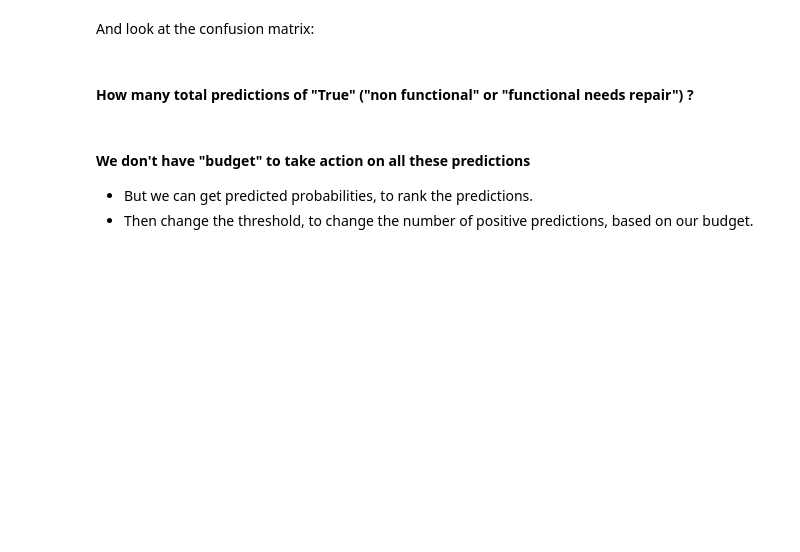
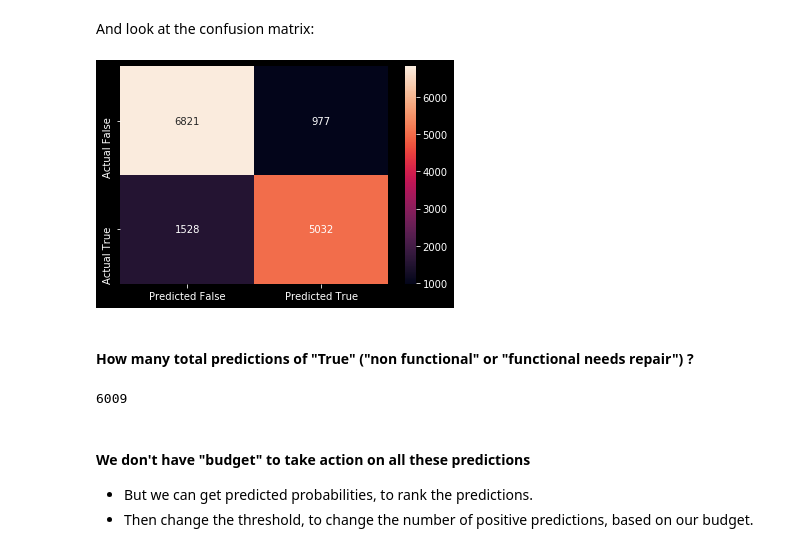
Before and after one commit to bloominstituteoftechnology/DS-Unit-2-Kaggle-Challenge, a Jupyter notebook: module4/lesson_kaggle_challenge_4.ipynb, the cells around one changed output. Drawn from its saved outputs; the diff is of its cells as text; code cells hidden in the pictures; blank space fills up the shorter version.

```diff
--- a/module4/lesson_kaggle_challenge_4.ipynb
+++ b/module4/lesson_kaggle_challenge_4.ipynb
@@ -204,8 +297,17 @@ pipeline.fit(X_train, y_train)
 y_pred = pipeline.predict(X_val)
 # %% [markdown]
 And look at the confusion matrix:
+# %%
+plot_confusion_matrix(y_val, y_pred);
+# %% [output]
+[figure, added]
 # %% [markdown]
 #### How many total predictions of "True" ("non functional" or "functional needs repair") ?
+# %%
+predicted_true = 977 + 5032
+predicted_true
+# %% [output]
+6009
 # %% [markdown]
 #### We don't have "budget" to take action on all these predictions
 
```
Also changed, not shown: parts of 22 cells of this notebook.
